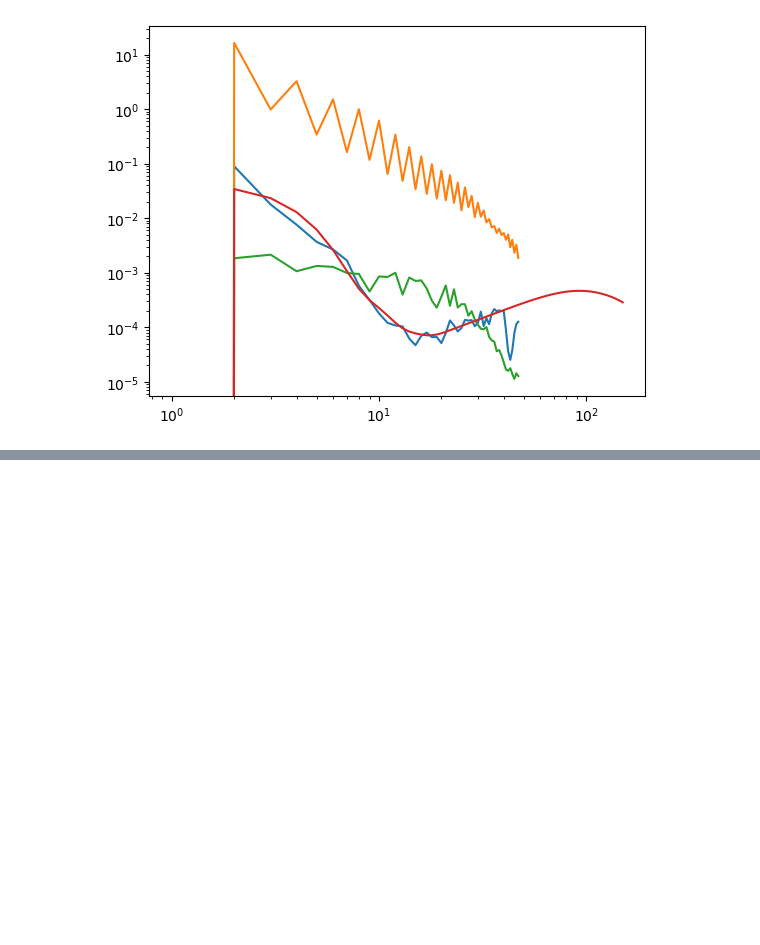
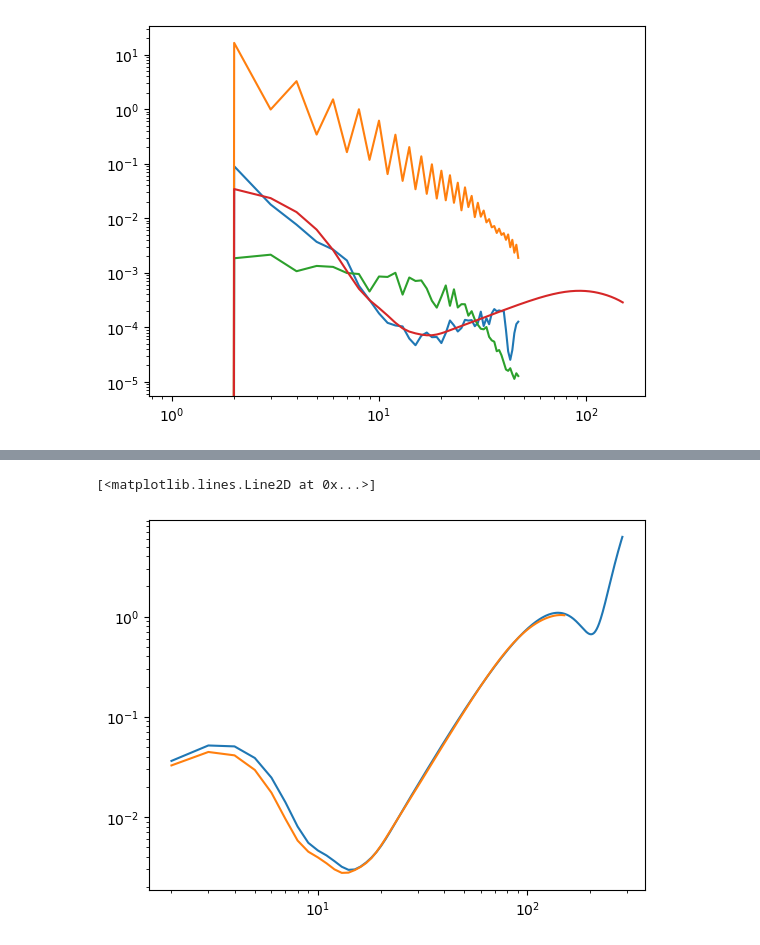
Before and after one commit to antolonappan/taunet, a Jupyter notebook: Notebooks/sky.ipynb, the cells around one changed output, grey strips where cells are left out. Cells and saved outputs as stored; diff of their text form; code cells hidden in the pictures; blank space fills up the shorter version.

```diff
--- a/Notebooks/sky.ipynb
+++ b/Notebooks/sky.ipynb
@@ -73,0 +104,2 @@ PermissionError: [Errno 13] Permission denied: '/marconi_work/INF23_litebird/lpa
+# %%
+ccl = spectra.powers[2:,:]
@@ -73,0 +114,2 @@ PermissionError: [Errno 13] Permission denied: '/marconi_work/INF23_litebird/lpa
+# %%
+l = np.arange(2,len(ccl)+2)
@@ -73,0 +120,2 @@ PermissionError: [Errno 13] Permission denied: '/marconi_work/INF23_litebird/lpa
+# %%
+ddd = np.column_stack((l.reshape(-1),ccl))
@@ -73,0 +142,6 @@ PermissionError: [Errno 13] Permission denied: '/marconi_work/INF23_litebird/lpa
+# %%
+plt.loglog(cls[:,0],cls[:,2])
+plt.loglog(ddd[:,0],ddd[:,2])
+# %% [output]
+[<matplotlib.lines.Line2D at 0x...>]
+[figure, added]
```
Also changed, not shown: parts of 15 cells of this notebook, 6 other files.
